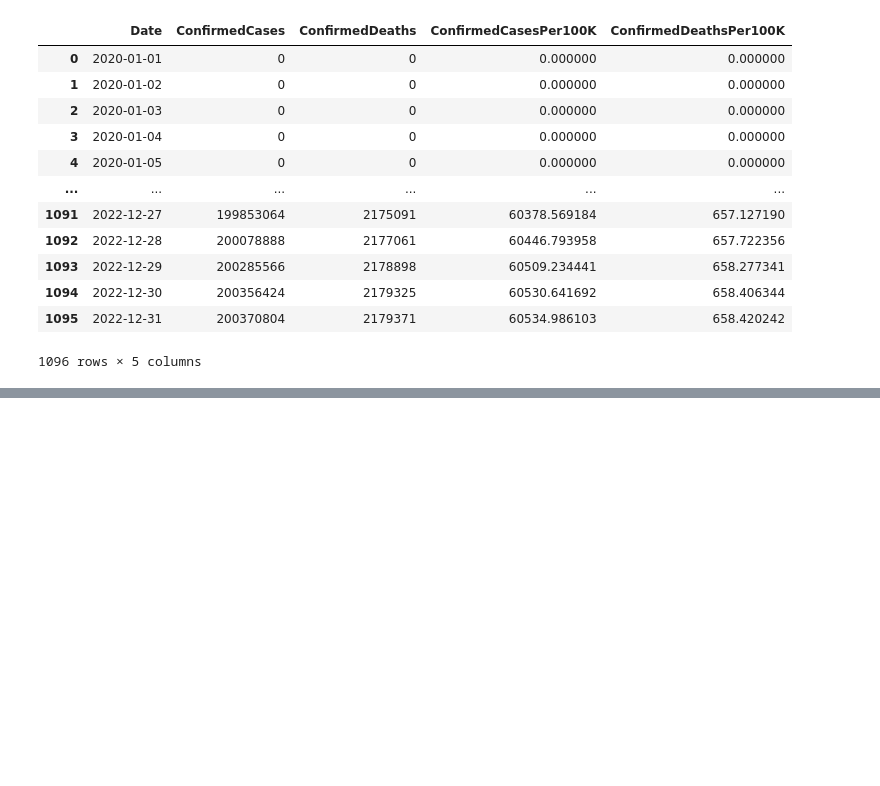
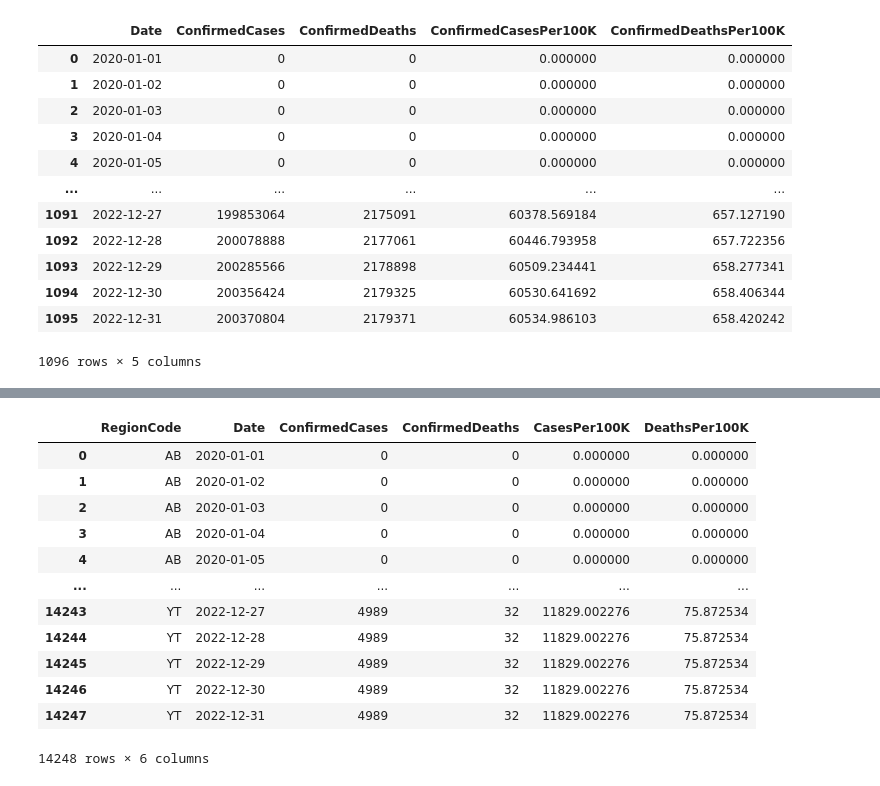
Before and after one commit to Nixx162/cs5239, a Jupyter notebook: data/eda.ipynb, the cells around one changed output, grey strips where cells are left out. Cells and saved outputs as stored; diff of their text form; code cells hidden in the pictures; blank space fills up the shorter version.

```diff
--- a/data/eda.ipynb
+++ b/data/eda.ipynb
@@ -62,0 +115,36 @@ us_df
+# %%
+can_df = pd.read_csv("../data/OxCGRT_fullwithnotes_CAN_v1.csv")
+can_df = can_df[['RegionCode', 'Date', 'ConfirmedCases', 'ConfirmedDeaths']]
+can_df = can_df.dropna()
+can_df['Date'] = pd.to_datetime(can_df['Date'], format='%Y%m%d')
+can_df["RegionCode"] = can_df['RegionCode'].str[4:]
+
+# Population data for each Canadian province (estimates)
+province_population = {
+    'AB': 4413146, 'BC': 5110917, 'MB': 1377517, 'NB': 789225, 'NL': 521365,
+    'NS': 979351, 'NT': 45161, 'NU': 39097, 'ON': 14734014, 'PE': 164318,
+    'QC': 8537674, 'SK': 1177884, 'YT': 42176
+}
+
+# Normalize Canada data
+can_df['CasesPer100K'] = can_df.apply(
+    lambda row: (row['ConfirmedCases'] / province_population.get(row['RegionCode'], 1)) * 100000, axis=1
+)
+can_df['DeathsPer100K'] = can_df.apply(
+    lambda row: (row['ConfirmedDeaths'] / province_population.get(row['RegionCode'], 1)) * 100000, axis=1
+)
+can_df
+# %% [output]
+|  | RegionCode | Date | ConfirmedCases | ConfirmedDeaths | CasesPer100K | DeathsPer100K |
+| 0 | AB | 2020-01-01 | 0 | 0 | 0.000000 | 0.000000 |
+| 1 | AB | 2020-01-02 | 0 | 0 | 0.000000 | 0.000000 |
+| 2 | AB | 2020-01-03 | 0 | 0 | 0.000000 | 0.000000 |
+| 3 | AB | 2020-01-04 | 0 | 0 | 0.000000 | 0.000000 |
+| 4 | AB | 2020-01-05 | 0 | 0 | 0.000000 | 0.000000 |
+| ... | ... | ... | ... | ... | ... | ... |
+| 14243 | YT | 2022-12-27 | 4989 | 32 | 11829.002276 | 75.872534 |
+| 14244 | YT | 2022-12-28 | 4989 | 32 | 11829.002276 | 75.872534 |
+| 14245 | YT | 2022-12-29 | 4989 | 32 | 11829.002276 | 75.872534 |
+| 14246 | YT | 2022-12-30 | 4989 | 32 | 11829.002276 | 75.872534 |
+| 14247 | YT | 2022-12-31 | 4989 | 32 | 11829.002276 | 75.872534 |
+14248 rows × 6 columns
```
Also changed, not shown: parts of 4 cells of this notebook, 3 other files.
